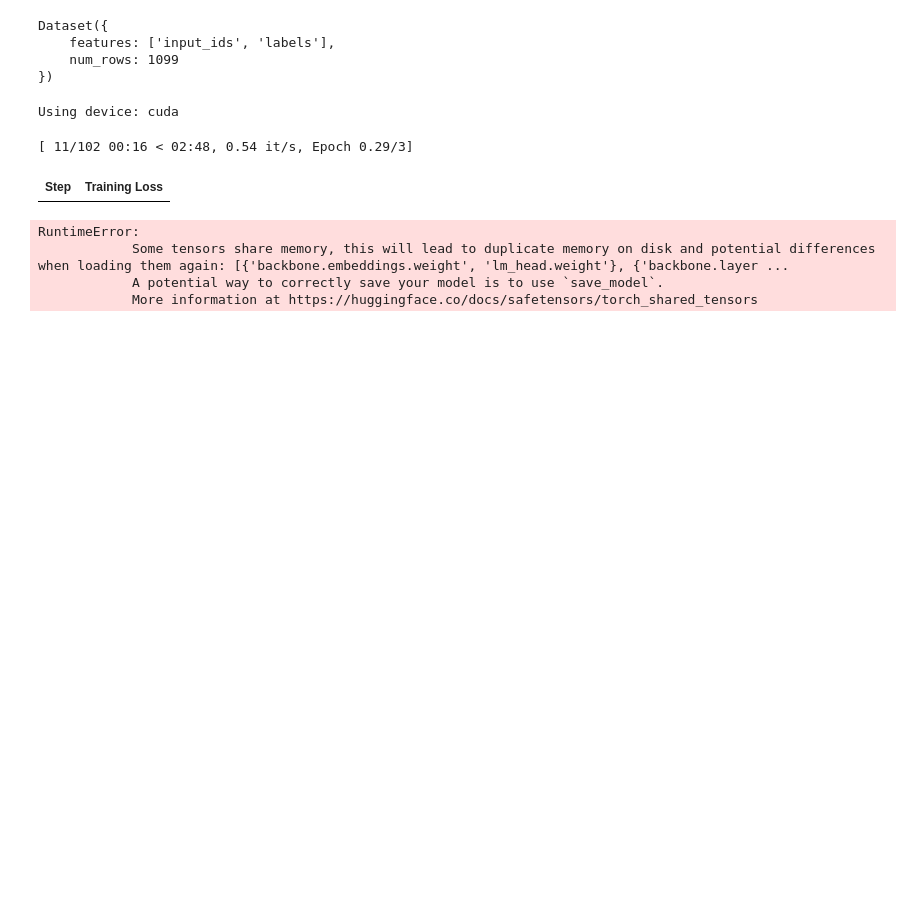
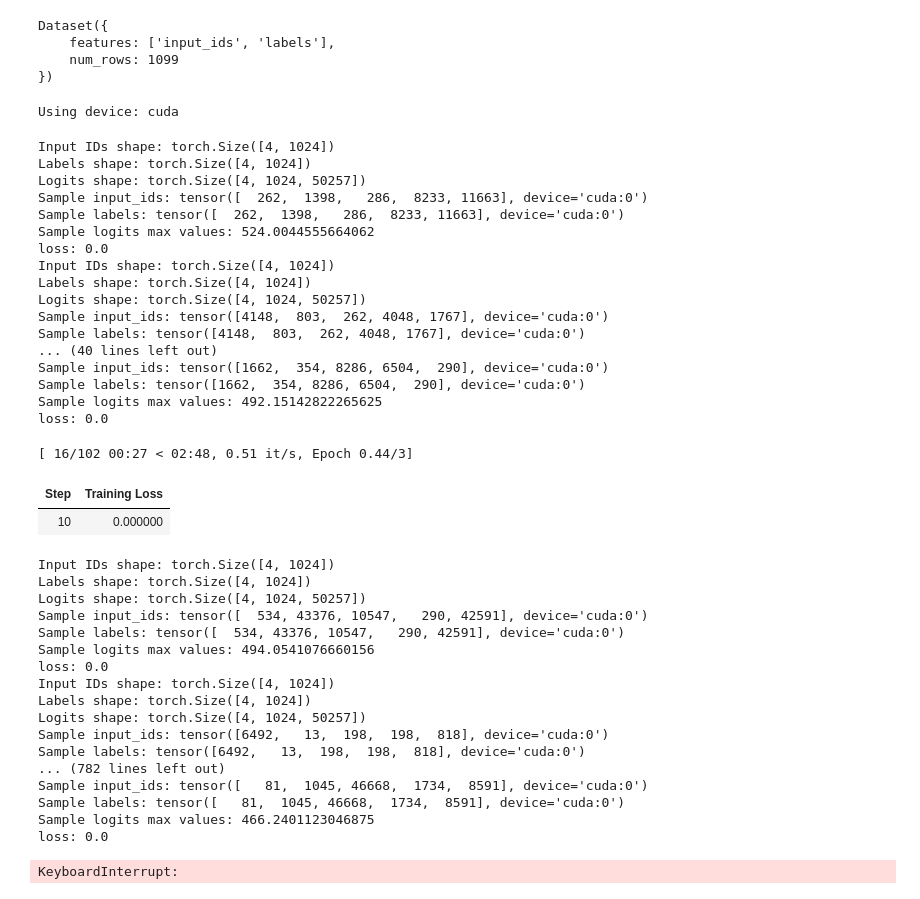
Before and after one commit to chrisjob1021/transformer-examples, a Jupyter notebook: models/roformer_training.ipynb, the cells around one changed output. Saved outputs shown, nothing was run; the diff lists cells and outputs as text; code cells hidden in the pictures; blank space fills up the shorter version.

```diff
--- a/models/roformer_training.ipynb
+++ b/models/roformer_training.ipynb
@@ -102,12 +102,44 @@ trainer = Trainer(
 # %% [output]
 Using device: cuda
 # %%
-if True:
+if False:
     trainer.train()
 # %% [output]
-[ 11/102 00:16 < 02:48, 0.54 it/s, Epoch 0.29/3]
+Input IDs shape: torch.Size([4, 1024])
+Labels shape: torch.Size([4, 1024])
+Logits shape: torch.Size([4, 1024, 50257])
+Sample input_ids: tensor([  262,  1398,   286,  8233, 11663], device='cuda:0')
+Sample labels: tensor([  262,  1398,   286,  8233, 11663], device='cuda:0')
+Sample logits max values: 524.0044555664062
+loss: 0.0
+Input IDs shape: torch.Size([4, 1024])
+Labels shape: torch.Size([4, 1024])
+Logits shape: torch.Size([4, 1024, 50257])
+Sample input_ids: tensor([4148,  803,  262, 4048, 1767], device='cuda:0')
+Sample labels: tensor([4148,  803,  262, 4048, 1767], device='cuda:0')
+... (40 lines left out)
+Sample input_ids: tensor([1662,  354, 8286, 6504,  290], device='cuda:0')
+Sample labels: tensor([1662,  354, 8286, 6504,  290], device='cuda:0')
+Sample logits max values: 492.15142822265625
+loss: 0.0
+[ 16/102 00:27 < 02:48, 0.51 it/s, Epoch 0.44/3]
 | Step | Training Loss |
+| 10 | 0.000000 |
-RuntimeError:
-            Some tensors share memory, this will lead to duplicate memory on disk and potential differences when loading them again: [{'backbone.embeddings.weight', 'lm_head.weight'}, {'backbone.layer ...
-            A potential way to correctly save your model is to use `save_model`.
-            More information at https://huggingface.co/docs/safetensors/torch_shared_tensors
+Input IDs shape: torch.Size([4, 1024])
+Labels shape: torch.Size([4, 1024])
+Logits shape: torch.Size([4, 1024, 50257])
+Sample input_ids: tensor([  534, 43376, 10547,   290, 42591], device='cuda:0')
+Sample labels: tensor([  534, 43376, 10547,   290, 42591], device='cuda:0')
+Sample logits max values: 494.0541076660156
+loss: 0.0
+Input IDs shape: torch.Size([4, 1024])
+Labels shape: torch.Size([4, 1024])
+Logits shape: torch.Size([4, 1024, 50257])
+Sample input_ids: tensor([6492,   13,  198,  198,  818], device='cuda:0')
+Sample labels: tensor([6492,   13,  198,  198,  818], device='cuda:0')
+... (782 lines left out)
+Sample input_ids: tensor([   81,  1045, 46668,  1734,  8591], device='cuda:0')
+Sample labels: tensor([   81,  1045, 46668,  1734,  8591], device='cuda:0')
+Sample logits max values: 466.2401123046875
+loss: 0.0
+KeyboardInterrupt:
```
Also changed, not shown: parts of 1 cell of this notebook, 1 other file.
